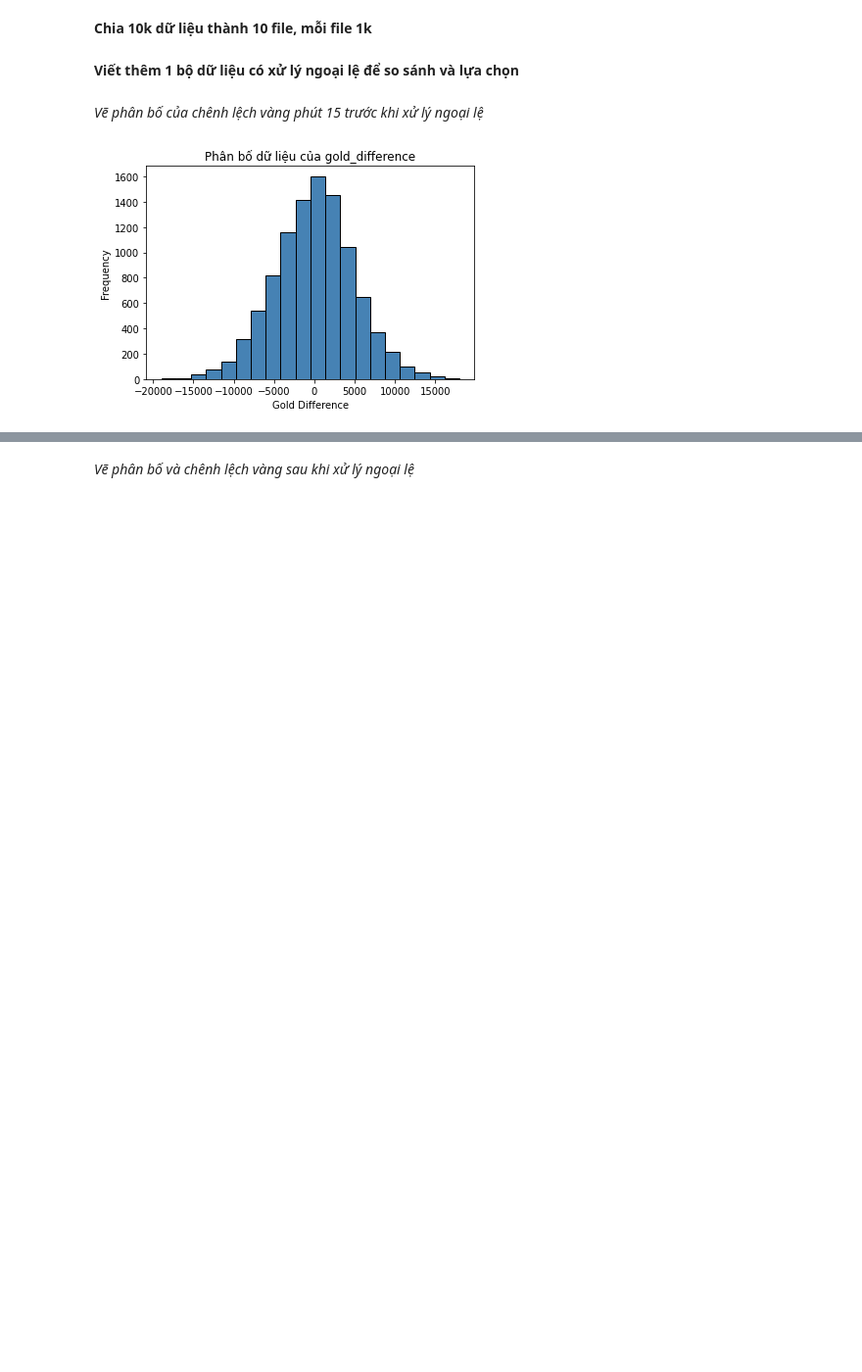
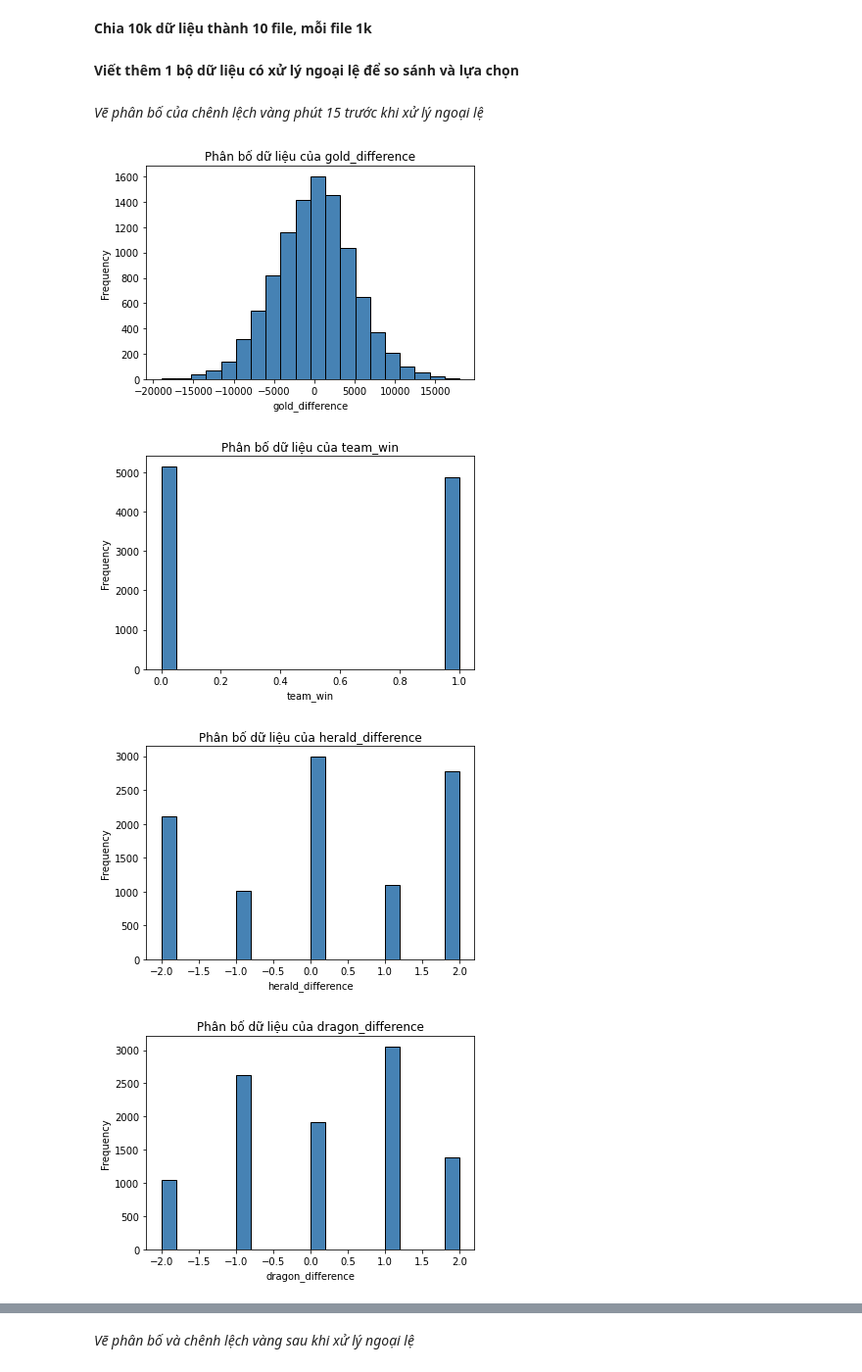
Before and after one commit to trucni2005/LeagueOfLegendsWinRatePredictorAt15, a Jupyter notebook: feature_engineering.ipynb, the cells around one changed output, grey strips where cells are left out. Shown at 98% size. Drawn from its saved outputs; the diff is of its cells as text; code cells hidden in the pictures; blank space fills up the shorter version.

```diff
--- a/feature_engineering.ipynb
+++ b/feature_engineering.ipynb
@@ -198,21 +200,17 @@ for i in range(10):
 *Vẽ phân bố của chênh lệch vàng phút 15 trước khi xử lý ngoại lệ*
 # %%
 # Đọc dữ liệu từ file csv vào DataFrame
-
 df = pd.read_csv("data/data_fe.csv")
 
-# Lấy cột "gold_difference"
-gold_diff = df["gold_difference"]
-
-# Vẽ biểu đồ phân bố dữ liệu
-plt.hist(gold_diff, bins=20, color='steelblue', edgecolor='black')
-
-# Thiết lập tiêu đề và nhãn trục
-plt.title("Phân bố dữ liệu của gold_difference")
-plt.xlabel("Gold Difference")
-plt.ylabel("Frequency")
-
-# Hiển thị biểu đồ
-plt.show()
+# Vẽ histogram cho từng cột
+for column in df.columns:
+    plt.hist(df[column], bins=20, color='steelblue', edgecolor='black')
+    plt.title(f"Phân bố dữ liệu của {column}")
+    plt.xlabel(column)
+    plt.ylabel("Frequency")
+    plt.show()
 # %% [output]
-[figure, old version]
+[figure, new version]
+[figure, added]
+[figure, added]
+[figure, added]
```
Also changed, not shown: parts of 4 cells of this notebook, 5 other files.
